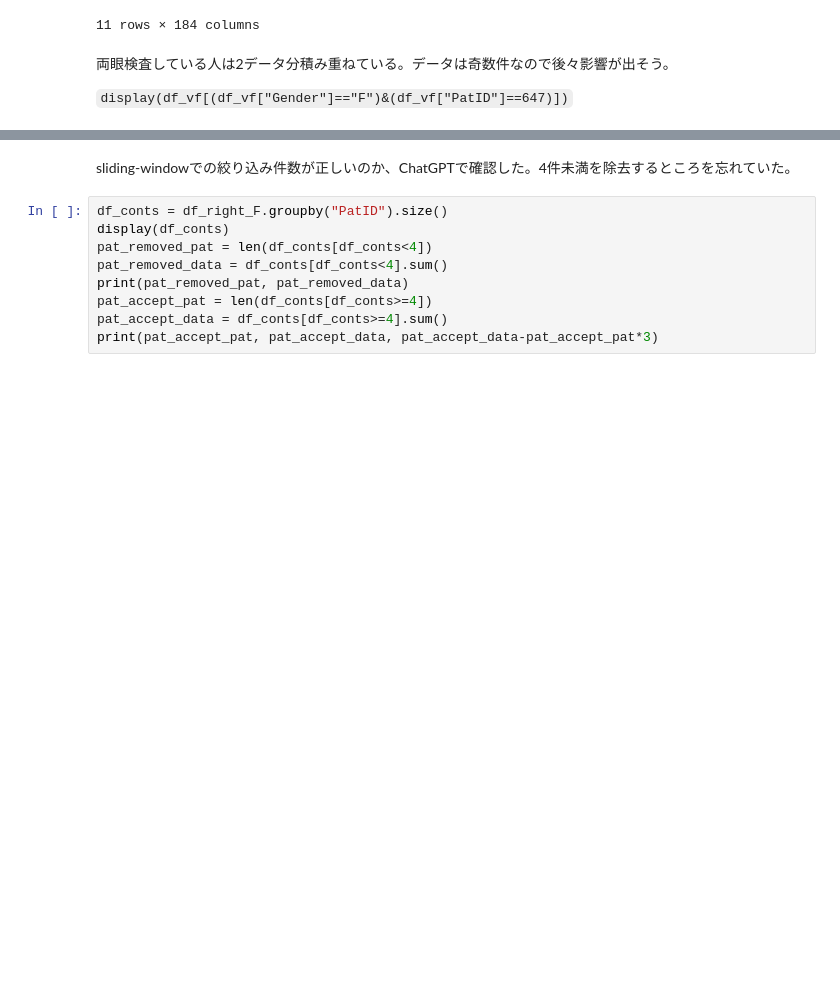
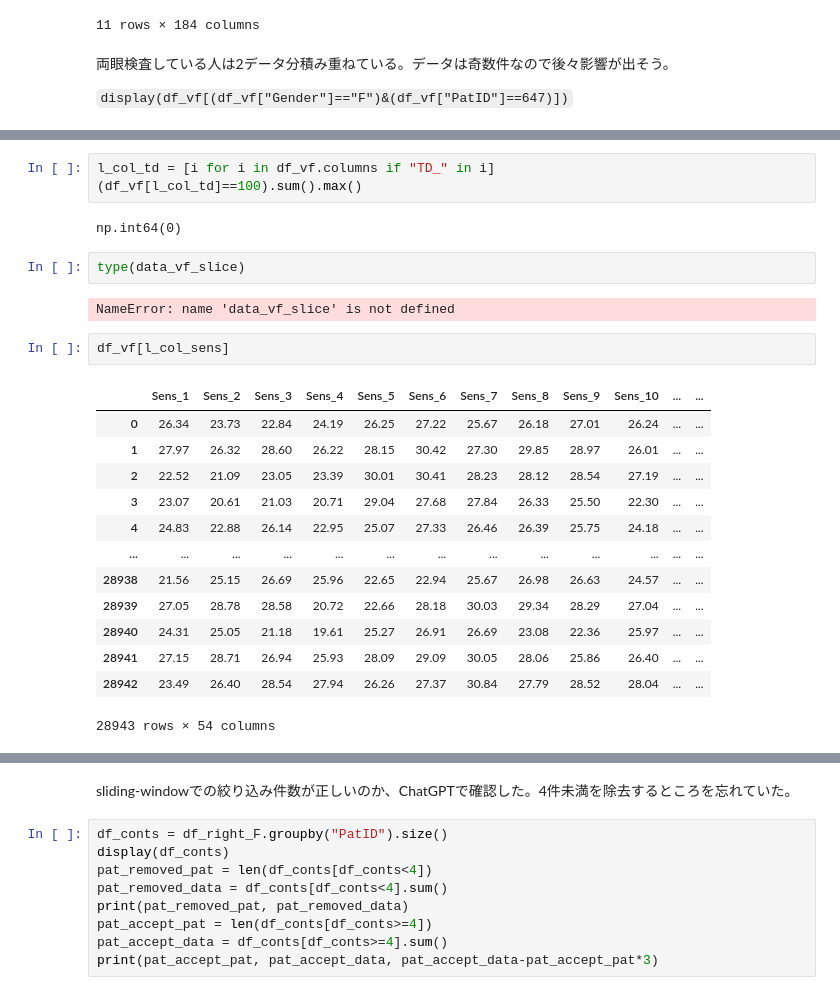
Before and after one commit to kuroganegames/biosignal_training, a Jupyter notebook: work_sim/load_data.ipynb, the cells around one changed output, grey strips where cells are left out. Drawn from its saved outputs; the diff is of its cells as text; blank space fills up the shorter version.

```diff
--- a/work_sim/load_data.ipynb
+++ b/work_sim/load_data.ipynb
@@ -119,0 +213,25 @@ display(df_vf[(df_vf["Gender"]=="F")&(df_vf["Eye"]=="Right")&(df_vf["PatID"]==64
+# %%
+l_col_td = [i for i in df_vf.columns if "TD_" in i]
+(df_vf[l_col_td]==100).sum().max()
+# %% [output]
+np.int64(0)
+# %%
+type(data_vf_slice)
+# %% [output]
+NameError: name 'data_vf_slice' is not defined
+# %%
+df_vf[l_col_sens]
+# %% [output]
+|  | Sens_1 | Sens_2 | Sens_3 | Sens_4 | Sens_5 | Sens_6 | Sens_7 | Sens_8 | Sens_9 | Sens_10 | ... | ... |
+| 0 | 26.34 | 23.73 | 22.84 | 24.19 | 26.25 | 27.22 | 25.67 | 26.18 | 27.01 | 26.24 | ... | ... |
+| 1 | 27.97 | 26.32 | 28.60 | 26.22 | 28.15 | 30.42 | 27.30 | 29.85 | 28.97 | 26.01 | ... | ... |
+| 2 | 22.52 | 21.09 | 23.05 | 23.39 | 30.01 | 30.41 | 28.23 | 28.12 | 28.54 | 27.19 | ... | ... |
+| 3 | 23.07 | 20.61 | 21.03 | 20.71 | 29.04 | 27.68 | 27.84 | 26.33 | 25.50 | 22.30 | ... | ... |
+| 4 | 24.83 | 22.88 | 26.14 | 22.95 | 25.07 | 27.33 | 26.46 | 26.39 | 25.75 | 24.18 | ... | ... |
+| ... | ... | ... | ... | ... | ... | ... | ... | ... | ... | ... | ... | ... |
+| 28938 | 21.56 | 25.15 | 26.69 | 25.96 | 22.65 | 22.94 | 25.67 | 26.98 | 26.63 | 24.57 | ... | ... |
+| 28939 | 27.05 | 28.78 | 28.58 | 20.72 | 22.66 | 28.18 | 30.03 | 29.34 | 28.29 | 27.04 | ... | ... |
+| 28940 | 24.31 | 25.05 | 21.18 | 19.61 | 25.27 | 26.91 | 26.69 | 23.08 | 22.36 | 25.97 | ... | ... |
+| 28941 | 27.15 | 28.71 | 26.94 | 25.93 | 28.09 | 29.09 | 30.05 | 28.06 | 25.86 | 26.40 | ... | ... |
+| 28942 | 23.49 | 26.40 | 28.54 | 27.94 | 26.26 | 27.37 | 30.84 | 27.79 | 28.52 | 28.04 | ... | ... |
+28943 rows × 54 columns
```
Also changed, not shown: parts of 24 cells of this notebook, 6 other files.
